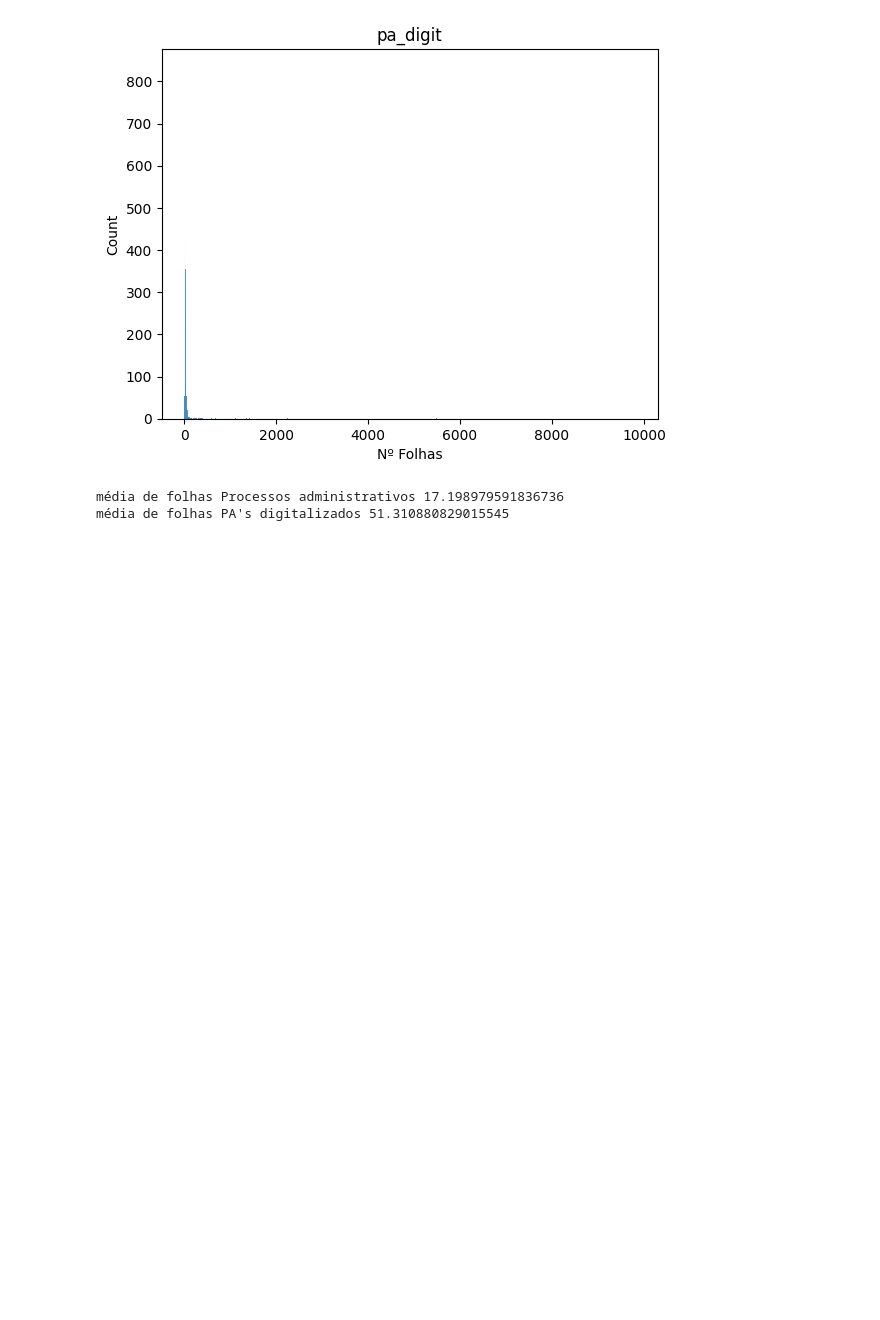
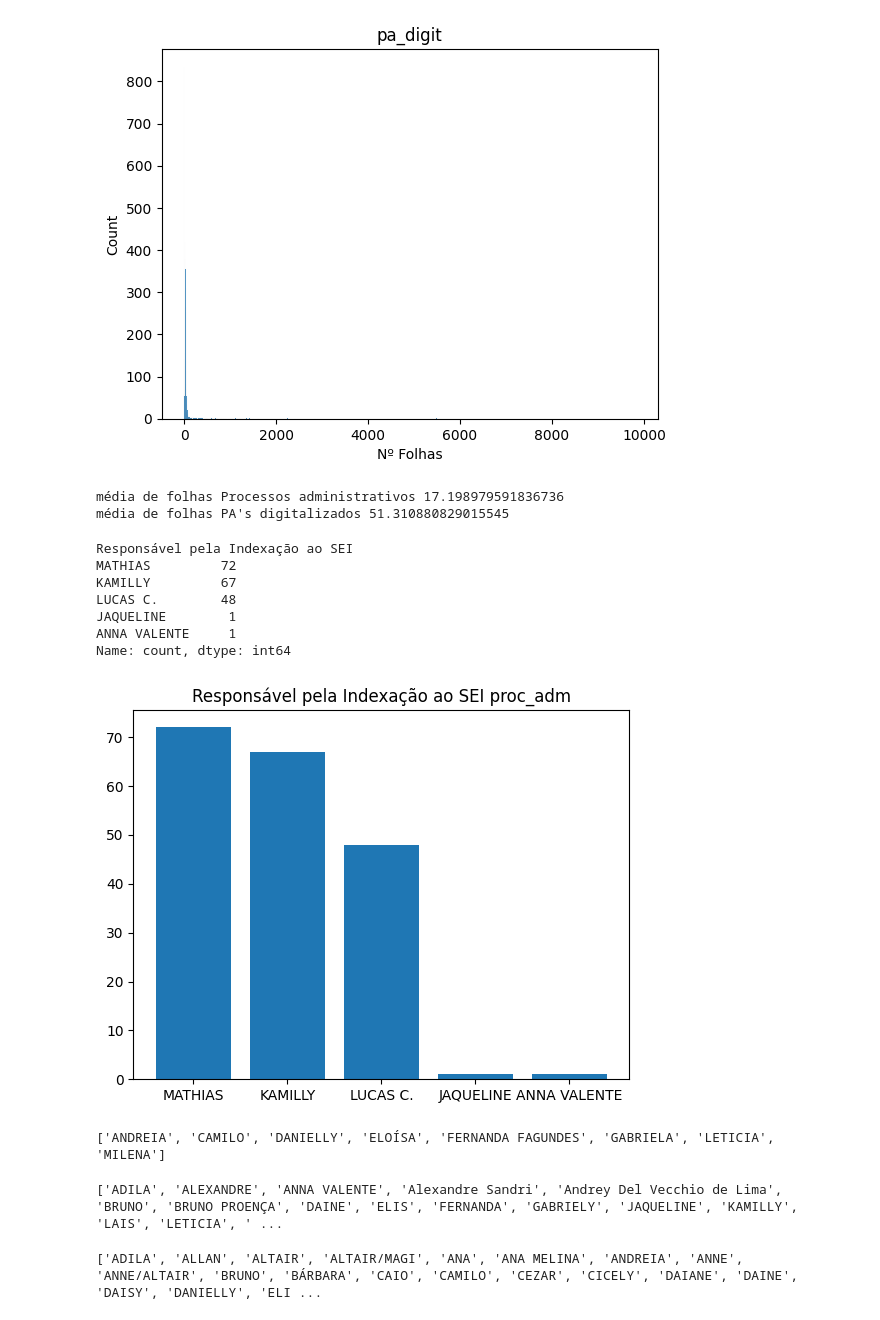
Before and after one commit to Gabxist/Prog_ap, a Jupyter notebook: Prog_ap_ANALISE_DE_DADOS.ipynb, the cells around one changed output. Saved outputs shown, nothing was run; the diff lists cells and outputs as text; code cells hidden in the pictures; blank space fills up the shorter version.

```diff
--- a/Prog_ap_ANALISE_DE_DADOS.ipynb
+++ b/Prog_ap_ANALISE_DE_DADOS.ipynb
@@ -79,6 +79,14 @@ proc_adm = proc_adm.dropna(subset = ['Processo SEI'])
 #Substituindo erros nas datas dos arquivos:
 pa_digit['Data da Digitalização'] = pa_digit['Data da Digitalização'].replace({'21 e 24/10/2022': 24/10/2024})
 pa_digit['Data da Indexação ao SEI'] = pa_digit['Data da Indexação ao SEI'].replace({'DOC AVULSO':np.NaN})
+proc_adm['Digitalizador'] = proc_adm['Digitalizador'].replace({'GABRIELA ':'GABRIELA'})
+proc_adm['Digitalizador'] = proc_adm['Digitalizador'].replace({'ANDRÉIA':'ANDREIA'})
+pa_digit['Digitalizador'] = pa_digit['Digitalizador'].replace({'ADILA ':'ADILA'})
+pa_digit['Digitalizador'] = pa_digit['Digitalizador'].replace({'FERNANDA ':'FERNANDA'})
+pa_digit['Responsável pela Indexação ao SEI'] = pa_digit['Responsável pela Indexação ao SEI'].replace({'A INDEXAR':np.NaN})
+pa_digit['Responsável pela Indexação ao SEI'] = pa_digit['Responsável pela Indexação ao SEI'].replace({'DOC AVULSO':np.NaN})
+pa_digit['Responsável pela Indexação ao SEI'] = pa_digit['Responsável pela Indexação ao SEI'].replace({'UAI - CASCAVEL':np.NaN})
+pa_digit['Responsável pela Indexação ao SEI'] = pa_digit['Responsável pela Indexação ao SEI'].replace({'FERNANDA ':'FERNANDA'})
 # %%
 # transformando as colunas com data para o formato "DateTime64"
 proc_adm['Data da Digitalização'] = pd.to_datetime(proc_adm['Data da Digitalização'])
@@ -139,3 +145,48 @@ print("média de folhas PA's digitalizados",np.mean(b))
 [figure]
 média de folhas Processos administrativos 17.198979591836736
 média de folhas PA's digitalizados 51.310880829015545
+# %%
+proc_adm_list =proc_adm['Responsável pela Indexação ao SEI'].value_counts()
+print(proc_adm_list)
+plt.bar(proc_adm_list.index, proc_adm_list)
+plt.title('Responsável pela Indexação ao SEI proc_adm')
+plt.show()
+# %% [output]
+Responsável pela Indexação ao SEI
+MATHIAS         72
+KAMILLY         67
+LUCAS C.        48
+JAQUELINE        1
+ANNA VALENTE     1
+Name: count, dtype: int64
+[figure, added]
+# %%
+nomes_digit = list(proc_adm['Digitalizador'])
+nome_digitalizadores_proc_adm = []
+for responsavel in nomes_digit:
+   if responsavel not in nome_digitalizadores_proc_adm and pd.notna(responsavel):
+    nome_digitalizadores_proc_adm.append(responsavel)
+nome_digitalizadores_proc_adm.sort()
+print(nome_digitalizadores_proc_adm)
+# %% [output]
+['ANDREIA', 'CAMILO', 'DANIELLY', 'ELOÍSA', 'FERNANDA FAGUNDES', 'GABRIELA', 'LETICIA', 'MILENA']
+# %%
+proc_adm_list = list(pa_digit['Responsável pela Indexação ao SEI'])
+nome_indexadores_pa_digit = []
+for responsavel in proc_adm_list :
+   if responsavel not in nome_indexadores_pa_digit and pd.notna(responsavel):
+    nome_indexadores_pa_digit.append(responsavel)
+nome_indexadores_pa_digit.sort()
+print(nome_indexadores_pa_digit)
+# %% [output]
+['ADILA', 'ALEXANDRE', 'ANNA VALENTE', 'Alexandre Sandri', 'Andrey Del Vecchio de Lima', 'BRUNO', 'BRUNO PROENÇA', 'DAINE', 'ELIS', 'FERNANDA', 'GABRIELY', 'JAQUELINE', 'KAMILLY', 'LAIS', 'LETICIA', ' ...
+# %%
+nomes_digit = list(pa_digit['Digitalizador'])
+nome_digitalizadores_pa_digit = []
+for responsavel in nomes_digit:
+   if responsavel not in nome_digitalizadores_pa_digit and pd.notna(responsavel) :
+    nome_digitalizadores_pa_digit.append(responsavel)
+nome_digitalizadores_pa_digit.sort()
+print(nome_digitalizadores_pa_digit)
+# %% [output]
+['ADILA', 'ALLAN', 'ALTAIR', 'ALTAIR/MAGI', 'ANA', 'ANA MELINA', 'ANDREIA', 'ANNE', 'ANNE/ALTAIR', 'BRUNO', 'BÁRBARA', 'CAIO', 'CAMILO', 'CEZAR', 'CICELY', 'DAIANE', 'DAINE', 'DAISY', 'DANIELLY', 'ELI ...
```
Also changed, not shown: parts of 4 cells of this notebook.
